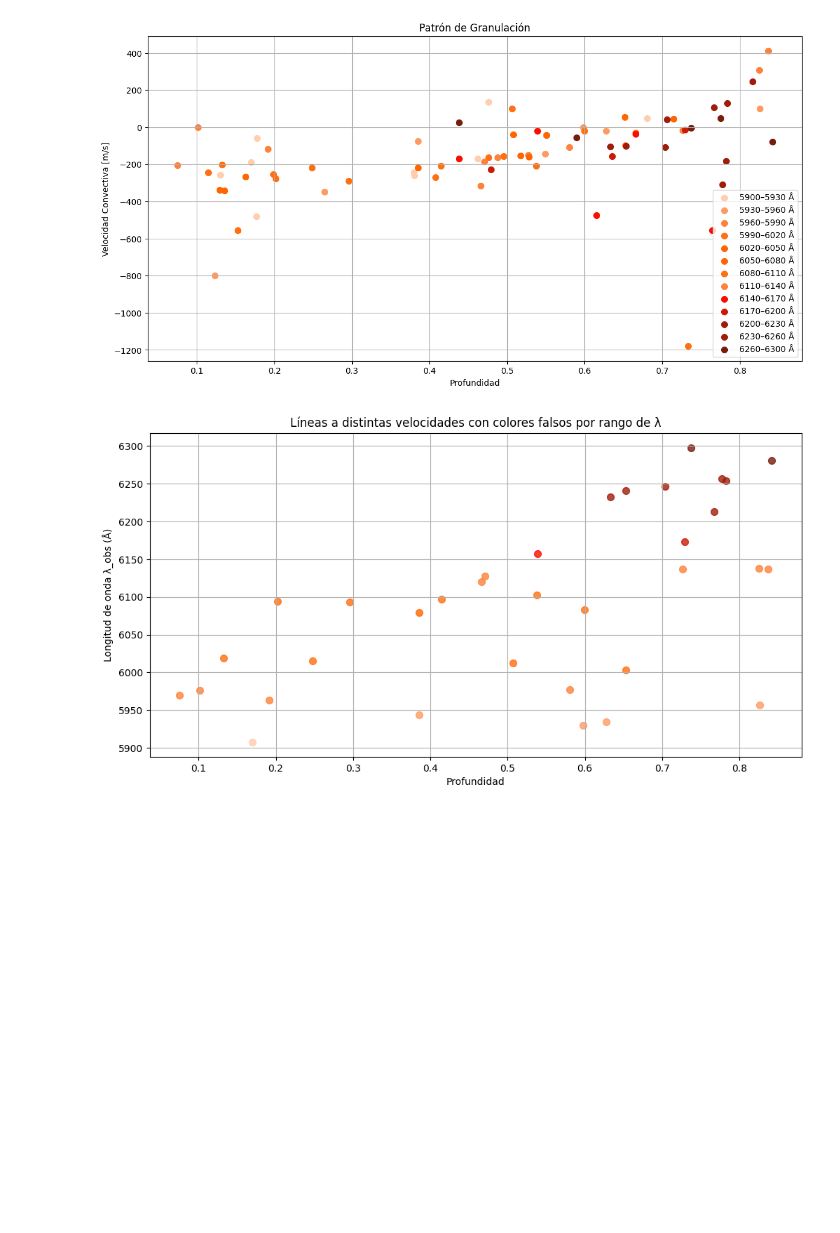
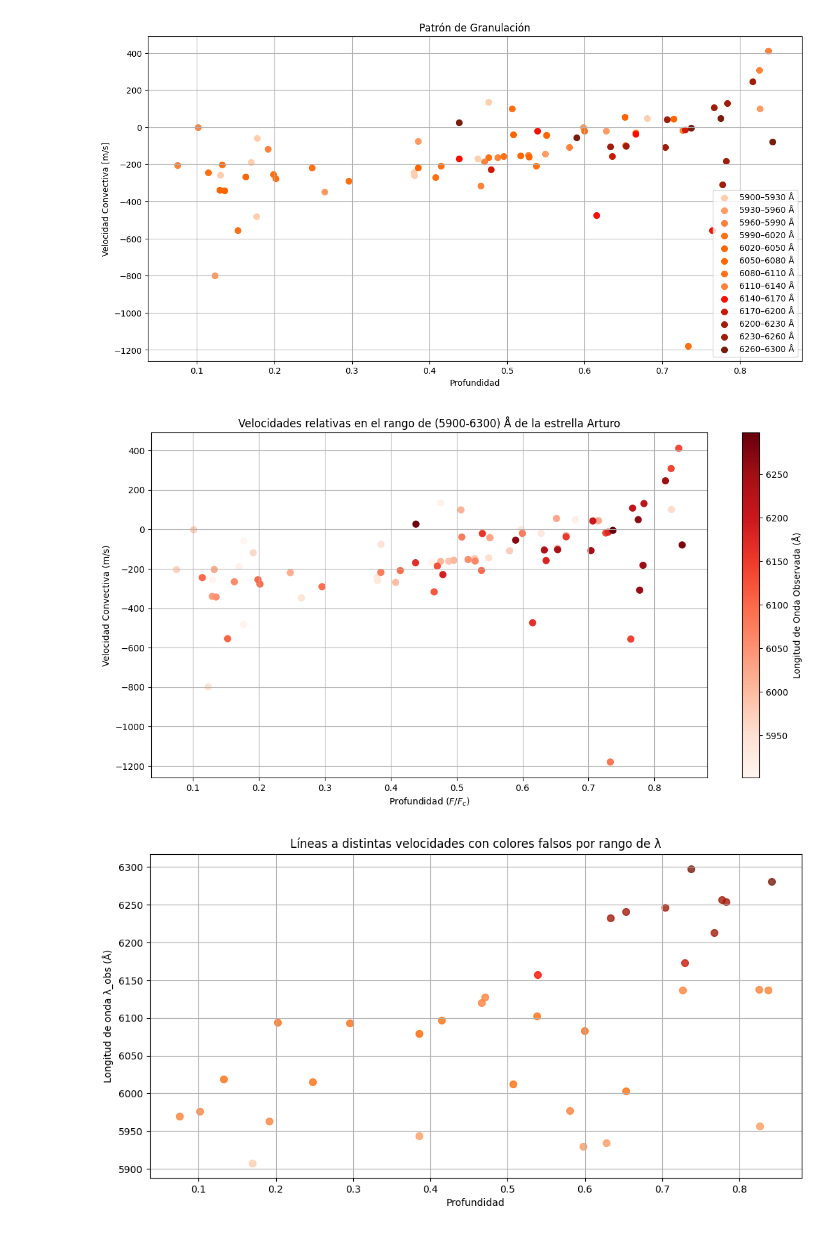
Before and after one commit to JessiDaniL/Proyecto-Te-rico-Arturo, a Jupyter notebook: Espectro completo de arturo_visualizador/Espectro completo de arturo_visualizador/analisis_arturo_completo.ipynb, the cells around one changed output. Drawn from its saved outputs; the diff is of its cells as text; code cells hidden in the pictures; blank space fills up the shorter version.

```diff
--- a/Espectro completo de arturo_visualizador/Espectro completo de arturo_visualizador/analisis_arturo_completo.ipynb
+++ b/Espectro completo de arturo_visualizador/Espectro completo de arturo_visualizador/analisis_arturo_completo.ipynb
@@ -1288,32 +1164,34 @@ plt.show()
 # %%
 plt.figure(figsize=(14, 7))
 
 l_min = 5900
 l_max = 6300
 
 df_filtro = df_resultados[(df_resultados['λ_obs (Å)'] >= l_min) &
                           (df_resultados['λ_obs (Å)'] <= l_max)]
 
 # Crear una columna normalizada para el colormap (0 a 1)
 norm = plt.Normalize(l_min, l_max)
 colors = plt.cm.Reds(norm(df_filtro['λ_obs (Å)']))
 
 # Scatter con cmap
 scatter = plt.scatter(df_filtro['Profundidad'],
                       df_filtro['Velocidad (m/s)'],
                       c=df_filtro['λ_obs (Å)'],
                       cmap='Reds',
                       s=50)
 
 # Añadir colorbar
 cbar = plt.colorbar(scatter)
 cbar.set_label('Longitud de Onda Observada (Å)')
 
-plt.xlabel("Profundidad")
-plt.ylabel("Velocidad Convectiva [m/s]")
-plt.title("Patrón de Granulación - Mapa de Color Rojo")
+plt.xlabel("Profundidad $(F/F_c)$")
+plt.ylabel("Velocidad Convectiva (m/s)")
+plt.title("Velocidades relativas en el rango de (5900-6300) Å de la estrella Arturo")
 plt.grid(True)
 plt.show()
+# %% [output]
+[figure, added]
 # %%
 # Lista de diferentes velocidades
 velocidades = [-400, -300, -200, -100, 0, 100, 200, 300, 400]
```
Also changed, not shown: parts of 2 cells of this notebook.
